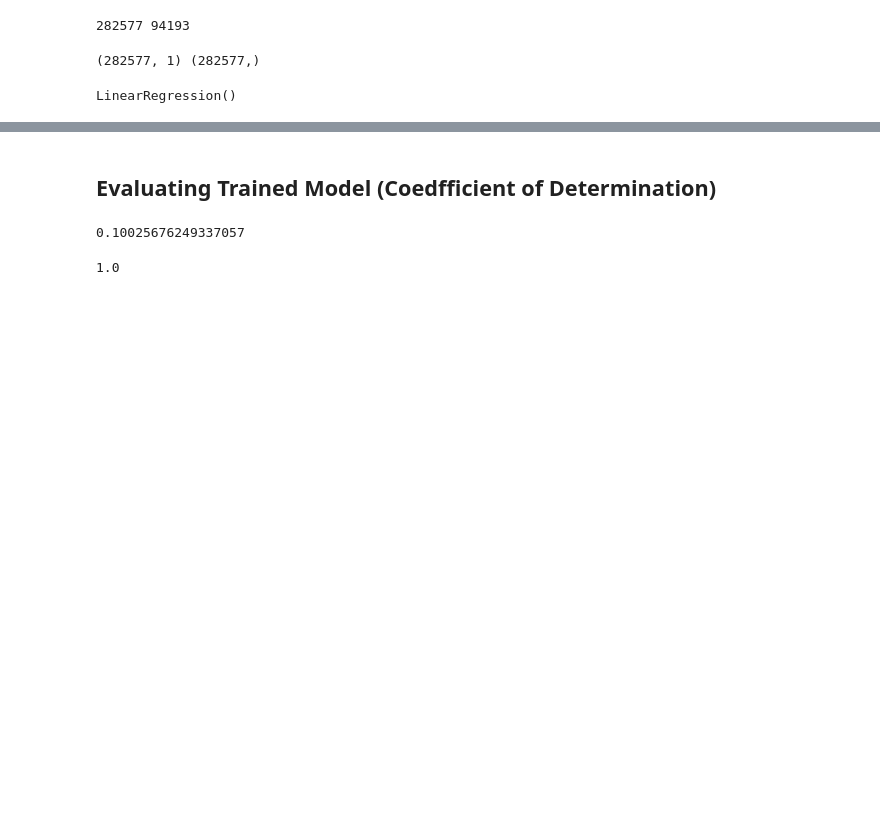
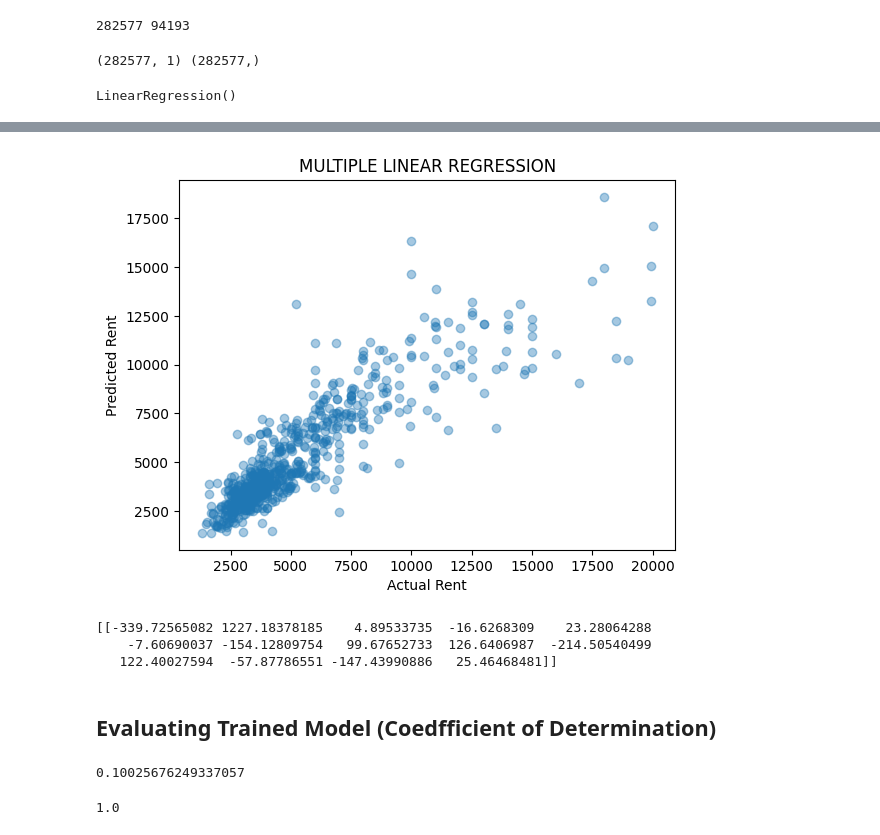
Before and after one commit to jimintsolip/DataAnalysisPractice, a Jupyter notebook: DataPrediction.ipynb, the cells around one changed output, grey strips where cells are left out. Drawn from its saved outputs; the diff is of its cells as text; code cells hidden in the pictures; blank space fills up the shorter version.

```diff
--- a/DataPrediction.ipynb
+++ b/DataPrediction.ipynb
@@ -63,3 +69,6 @@ plt.show()
+# %%
+y = df[['rent']]
+x_train, x_test, y_train, y_test = train_test_split(x, y, train_size=0.8, test_size=0.2)
 # %% [markdown]
 ## Modelling
 # %%
@@ -98,0 +110,3 @@ LinearRegression()
+# %%
+from sklearn.linear_model import LinearRegression
+mlr = LinearRegression()
@@ -98,0 +145,2 @@ LinearRegression()
+# %%
+mlr.fit(x_train, y_train)
@@ -98,0 +153,2 @@ LinearRegression()
+# %%
+y_predict = mlr.predict(x_test)
@@ -99,3 +175,18 @@ LinearRegression()
+# %%
+import matplotlib.pyplot as plt
+plt.scatter(y_test, y_predict, alpha=0.4)
+plt.xlabel("Actual Rent")
+plt.ylabel("Predicted Rent")
+plt.title("MULTIPLE LINEAR REGRESSION")
+plt.show()
+# %% [output]
+[figure, added]
+# %%
+print(mlr.coef_)
+# %% [output]
+[[-339.72565082 1227.18378185    4.89533735  -16.6268309    23.28064288
+    -7.60690037 -154.12809754   99.67652733  126.6406987  -214.50540499
+   122.40027594  -57.87786551 -147.43990886   25.46468481]]
 # %% [markdown]
 ## Evaluating Trained Model (Coedfficient of Determination)
 # %%
```
Also changed, not shown: parts of 36 cells of this notebook, 2 other files.
